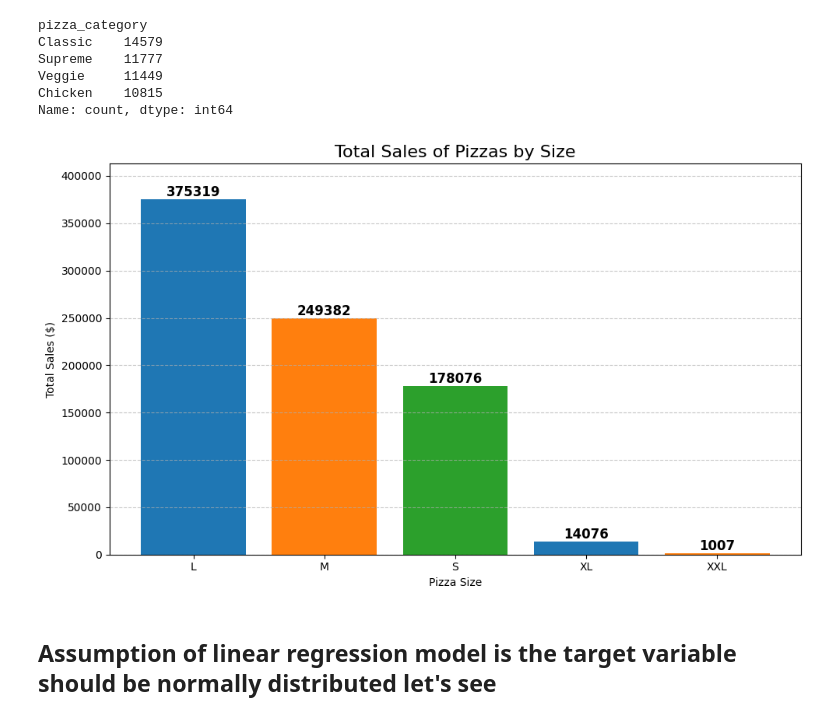
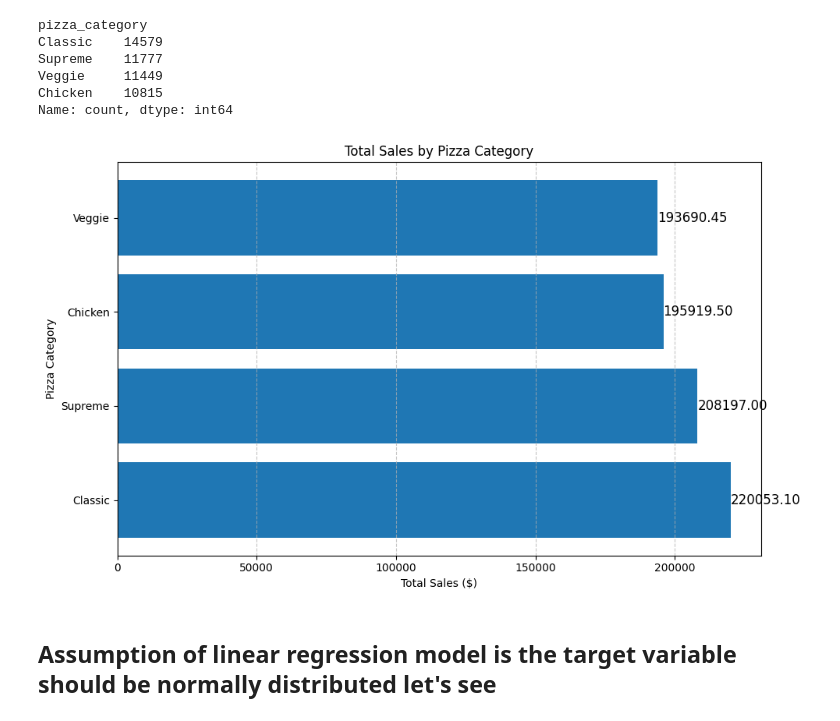
Before and after one commit to vinaymeena10/sales-pred-model, a Jupyter notebook: pizzahut sales prediction.ipynb, the cells around one changed output. Saved outputs shown, nothing was run; the diff lists cells and outputs as text; code cells hidden in the pictures.

```diff
--- a/pizzahut sales prediction.ipynb
+++ b/pizzahut sales prediction.ipynb
@@ -254,33 +259,33 @@ Veggie     11449
 Chicken    10815
 Name: count, dtype: int64
 # %%
-#Calculate total sales by pizza size
-total_sales_by_size = df.groupby('pizza_size')['Sales'].sum().reset_index()
+# Assuming df is already defined with your data structure
+# Group by pizza category and calculate total sales
+total_sales_by_category = df.groupby('pizza_category')['Sales'].sum().reset_index()
 
-# Define colors for each bar
-colors = ['#1f77b4', '#ff7f0e', '#2ca02c']
+# Sort data by total sales in descending order for better visualization
+total_sales_by_category = total_sales_by_category.sort_values(by='Sales', ascending=False)
 
-# Create a bar chart using Matplotlib
+# Create a horizontal bar chart using Matplotlib
 plt.figure(figsize=(10, 6))
-bars = plt.bar(total_sales_by_size['pizza_size'], total_sales_by_size['Sales'], color=colors)
+bars = plt.barh(total_sales_by_category['pizza_category'], total_sales_by_category['Sales'], color='#1f77b4')
 
-# Add labels and values on top of each bar
+# Add labels and values on the bars
 for bar in bars:
-    yval = bar.get_height()
-    plt.text(bar.get_x() + bar.get_width()/2, yval, f'{yval:.0f}', ha='center', va='bottom', fontsize=12, fontweight='bold', color='black')
+    plt.text(bar.get_width(), bar.get_y() + bar.get_height()/2, f'{bar.get_width():.2f}',
+             ha='left', va='center', fontsize=12, color='black')
 
 # Customize the plot
-plt.xlabel('Pizza Size')
-plt.ylabel('Total Sales ($)')
-plt.title('Total Sales of Pizzas by Size', fontsize=16)
-plt.ylim(0, max(total_sales_by_size['Sales']) * 1.1)  # Set y-axis limit slightly above max sales for better visualization
-plt.grid(axis='y', linestyle='--', alpha=0.7)
+plt.xlabel('Total Sales ($)')
+plt.ylabel('Pizza Category')
+plt.title('Total Sales by Pizza Category')
+plt.grid(axis='x', linestyle='--', alpha=0.7)
 
 # Show plot
 plt.tight_layout()
 plt.show()
 # %% [output]
-[figure, old version]
+[figure, new version]
 # %% [markdown]
 ## Assumption of linear regression model is the target variable should be normally distributed let's see
 # %%
```
Also changed, not shown: parts of 2 cells of this notebook.
